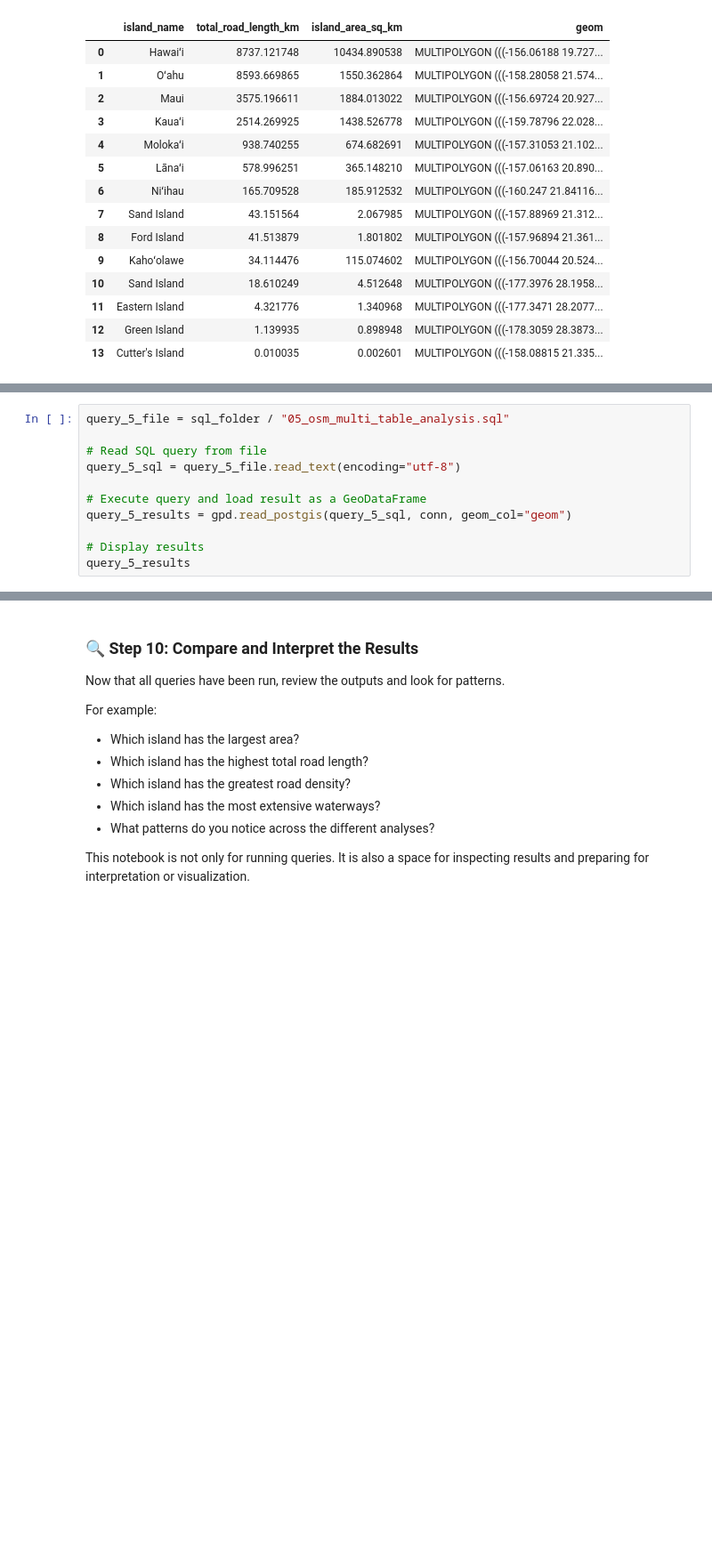
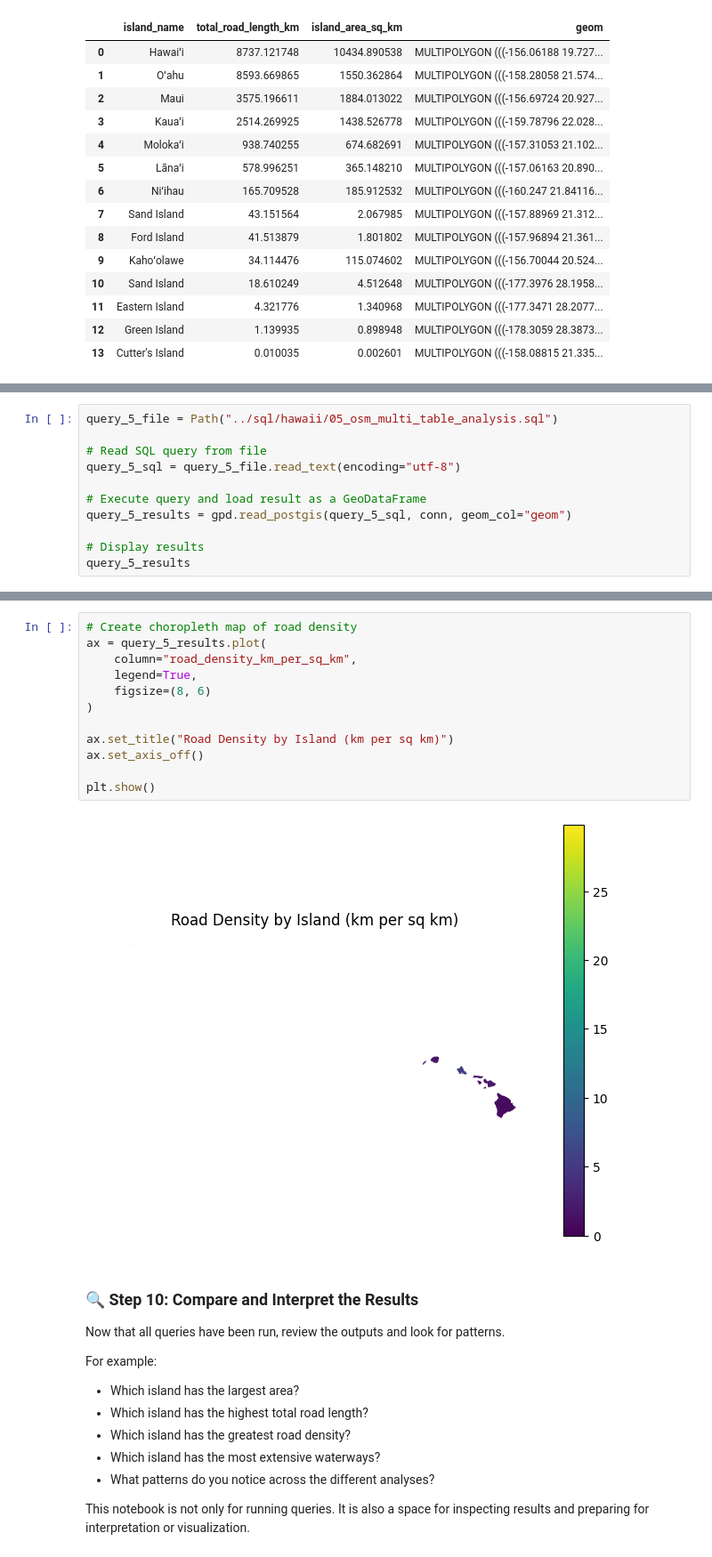
Before and after one commit to uagist/gist604B-osm-postgis, a Jupyter notebook: notebooks/osm_postgis_queries.ipynb, the cells around one changed output, grey strips where cells are left out. Shown at 89% size. Drawn from its saved outputs; the diff is of its cells as text; blank space fills up the shorter version.

```diff
--- a/notebooks/osm_postgis_queries.ipynb
+++ b/notebooks/osm_postgis_queries.ipynb
@@ -251,7 +401,7 @@ query_4_results
 
 This query combines multiple datasets to create an island-level infrastructure summary.
 # %%
-query_5_file = sql_folder / "05_osm_multi_table_analysis.sql"
+query_5_file = Path("../sql/hawaii/05_osm_multi_table_analysis.sql")
 
 # Read SQL query from file
 query_5_sql = query_5_file.read_text(encoding="utf-8")
@@ -282,3 +438,17 @@ query_5_results
+# %%
+# Create choropleth map of road density
+ax = query_5_results.plot(
+    column="road_density_km_per_sq_km",
+    legend=True,
+    figsize=(8, 6)
+)
+
+ax.set_title("Road Density by Island (km per sq km)")
+ax.set_axis_off()
+
+plt.show()
+# %% [output]
+[figure, added]
 # %% [markdown]
 ### 🔍 Step 10: Compare and Interpret the Results
 
```
Also changed, not shown: parts of 19 cells of this notebook.
